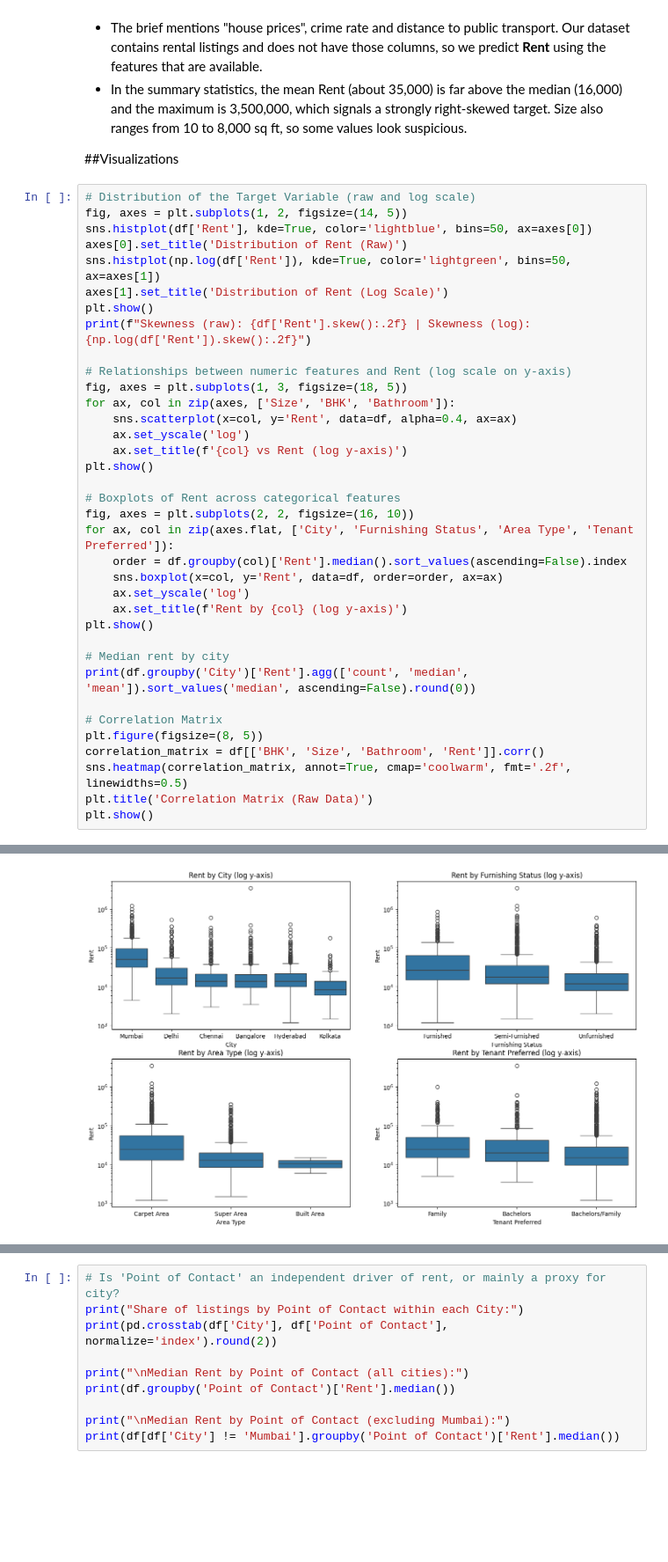
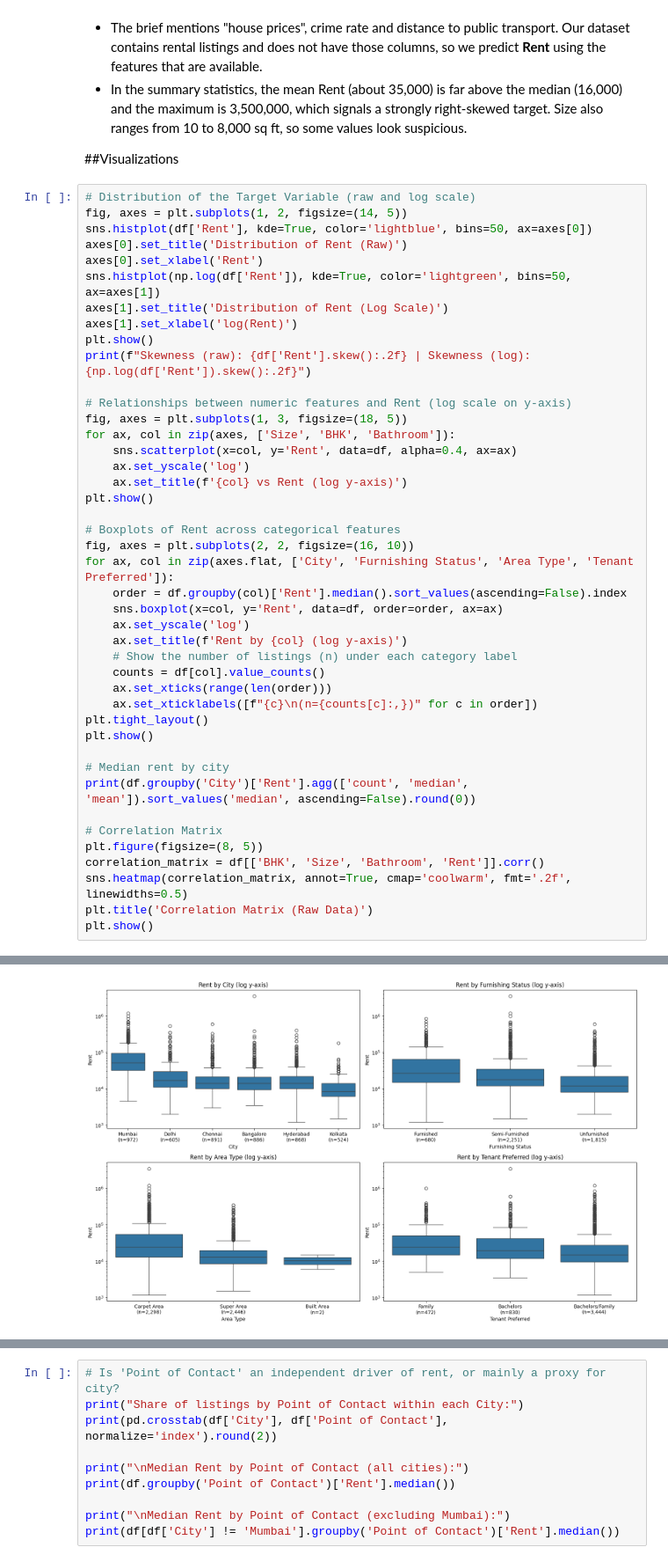
Before and after one commit to Foundnationz/house-rent-prediction, a Jupyter notebook: notebooks/Rent_Prediction_Colab.ipynb, the cells around one changed output, grey strips where cells are left out. Shown at 88% size. Saved outputs shown, nothing was run; the diff lists cells and outputs as text; blank space fills up the shorter version.

Commit message:
Update report with revised figures and wording

```diff
--- a/notebooks/Rent_Prediction_Colab.ipynb
+++ b/notebooks/Rent_Prediction_Colab.ipynb
@@ -108,8 +108,10 @@ Name: count, dtype: int64
 fig, axes = plt.subplots(1, 2, figsize=(14, 5))
 sns.histplot(df['Rent'], kde=True, color='lightblue', bins=50, ax=axes[0])
 axes[0].set_title('Distribution of Rent (Raw)')
+axes[0].set_xlabel('Rent')
 sns.histplot(np.log(df['Rent']), kde=True, color='lightgreen', bins=50, ax=axes[1])
 axes[1].set_title('Distribution of Rent (Log Scale)')
+axes[1].set_xlabel('log(Rent)')
 plt.show()
 print(f"Skewness (raw): {df['Rent'].skew():.2f} | Skewness (log): {np.log(df['Rent']).skew():.2f}")
 
@@ -128,6 +130,11 @@ for ax, col in zip(axes.flat, ['City', 'Furnishing Status', 'Area Type', 'Tenant
     sns.boxplot(x=col, y='Rent', data=df, order=order, ax=ax)
     ax.set_yscale('log')
     ax.set_title(f'Rent by {col} (log y-axis)')
+    # Show the number of listings (n) under each category label
+    counts = df[col].value_counts()
+    ax.set_xticks(range(len(order)))
+    ax.set_xticklabels([f"{c}\n(n={counts[c]:,})" for c in order])
+plt.tight_layout()
 plt.show()
 
 # Median rent by city
@@ -144,6 +151,6 @@ plt.show()
 Skewness (raw): 21.41 | Skewness (log): 0.91
 [figure]
-[figure, old version]
+[figure, new version]
            count   median     mean
 City
 Mumbai       972  52000.0  85321.0
```
Also changed, not shown: parts of 4 cells of this notebook.
